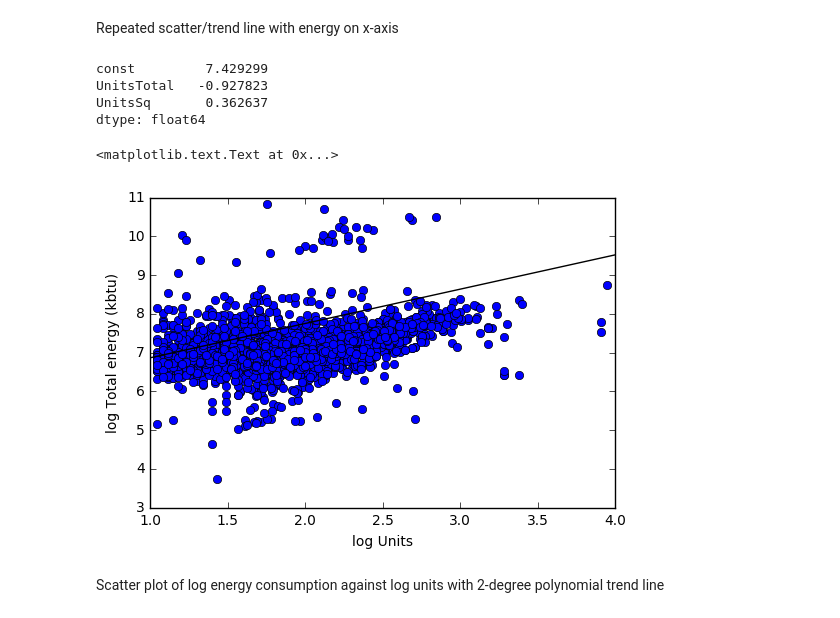
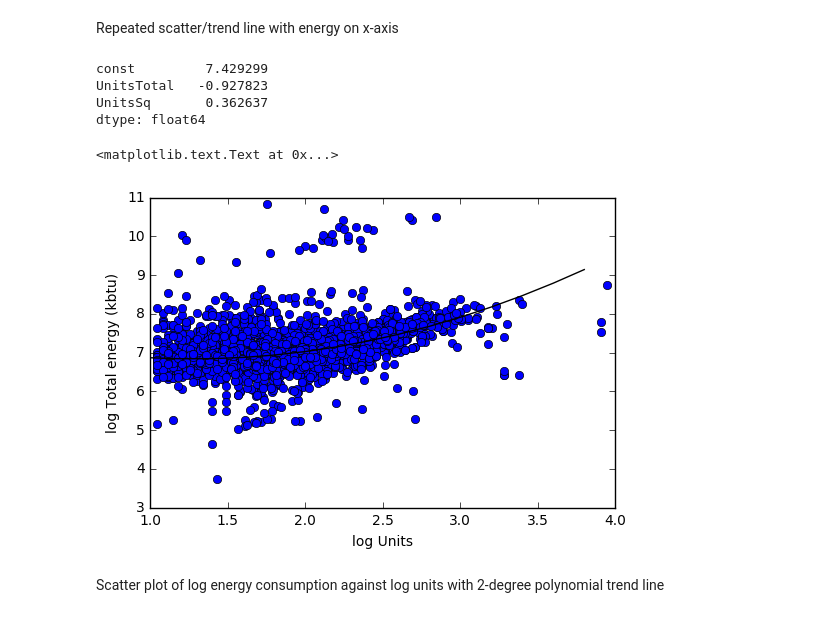
Before and after one commit to sighthnd/PUI2016_ss4977, a Jupyter notebook: HW6_ss4977/Assignment1_ss4977.ipynb, the cells around one changed output. Drawn from its saved outputs; the diff is of its cells as text; code cells hidden in the pictures.

```diff
--- a/HW6_ss4977/Assignment1_ss4977.ipynb
+++ b/HW6_ss4977/Assignment1_ss4977.ipynb
@@ -353,23 +353,23 @@ Repeated scatter/trend line with energy on x-axis
 # %%
 logUnSq = sm.add_constant(logUnits)
 logUnSq['UnitsSq'] = logUnSq.UnitsTotal * logUnSq.UnitsTotal
 polymodel = sm.OLS(logEnergy, logUnSq, missing='drop').fit()
 print(polymodel.params)
 PolyEbyU = pl.figure().add_subplot(111)
 PolyEbyU.plot(logUnits, logEnergy, 'o')
-polyX = [1., 4.]
+polyX = np.arange(1., 4., .2)
 polyY = [polymodel.params[0] + polymodel.params[1] * polyX[i] + polymodel.params[2] * polyX[i]**2
          for i in range(len(polyX))]
 PolyEbyU.plot(polyX, polyY, 'k-')
 PolyEbyU.set_xlabel("log Units")
 PolyEbyU.set_ylabel('log Total energy (kbtu)')
 # %% [output]
 const         7.429299
 UnitsTotal   -0.927823
 UnitsSq       0.362637
 dtype: float64
 <matplotlib.text.Text at 0x...>
-[figure, old version]
+[figure, new version]
 # %% [markdown]
 Scatter plot of log energy consumption against log units with 2-degree polynomial trend line
 # %%
```
